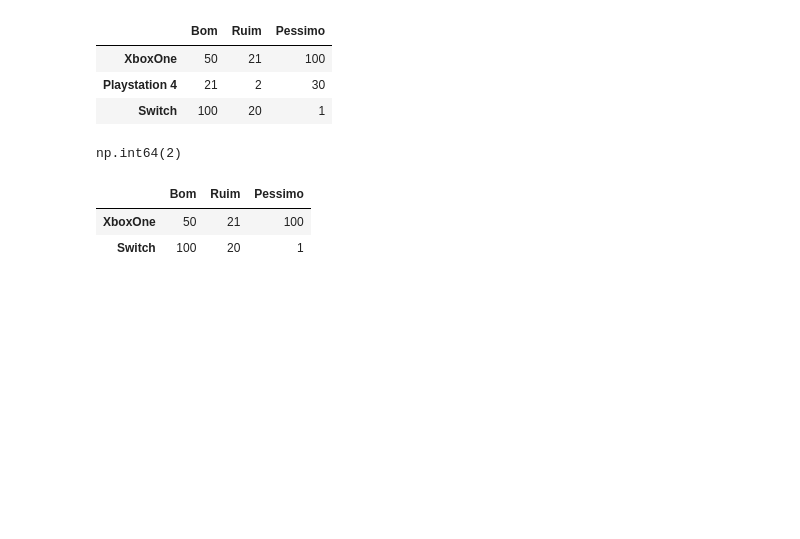
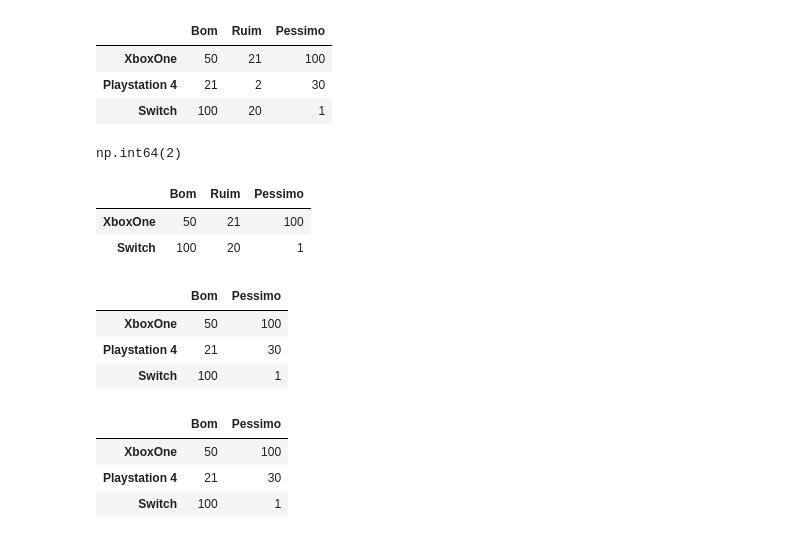
Before and after one commit to LaersonJunior/estudopandas, a Jupyter notebook: Estudo.ipynb, the cells around one changed output. Saved outputs shown, nothing was run; the diff lists cells and outputs as text; code cells hidden in the pictures; blank space fills up the shorter version.

```diff
--- a/Estudo.ipynb
+++ b/Estudo.ipynb
@@ -237,13 +237,31 @@ pesquisa_de_satisfacao
 | XboxOne | 50 | 21 | 100 |
 | Playstation 4 | 21 | 2 | 30 |
 | Switch | 100 | 20 | 1 |
-# %%
-pesquisa_de_satisfacao.loc['Playstation 4','Ruim']
-# %% [output]
-np.int64(2)
-# %%
-pesquisa_de_satisfacao.loc[['XboxOne','Switch']]
-# %% [output]
-|  | Bom | Ruim | Pessimo |
-| XboxOne | 50 | 21 | 100 |
-| Switch | 100 | 20 | 1 |
+# %%
+# Retornar Valor da LInhaa 'Playstation 4' e Coluna 'Ruim'
+pesquisa_de_satisfacao.loc['Playstation 4','Ruim']
+# %% [output]
+np.int64(2)
+# %%
+# Retornar valor das linhas de indices rotulados 'XboxOne' e 'Switch'
+pesquisa_de_satisfacao.loc[['XboxOne','Switch']]
+# %% [output]
+|  | Bom | Ruim | Pessimo |
+| XboxOne | 50 | 21 | 100 |
+| Switch | 100 | 20 | 1 |
+# %%
+# Retornar todas as linhas e apenas as colunas com rotulos 'Bom' e 'Ruim'
+pesquisa_de_satisfacao[['Bom','Pessimo']]
+# %% [output]
+|  | Bom | Pessimo |
+| XboxOne | 50 | 100 |
+| Playstation 4 | 21 | 30 |
+| Switch | 100 | 1 |
+# %%
+# Retornar todas as linhas e apenas as colunas com rotulos 'Bom' e 'Ruim'
+pesquisa_de_satisfacao.loc[:,['Bom','Pessimo']]
+# %% [output]
+|  | Bom | Pessimo |
+| XboxOne | 50 | 100 |
+| Playstation 4 | 21 | 30 |
+| Switch | 100 | 1 |
```
Also changed, not shown: parts of 3 cells of this notebook.
